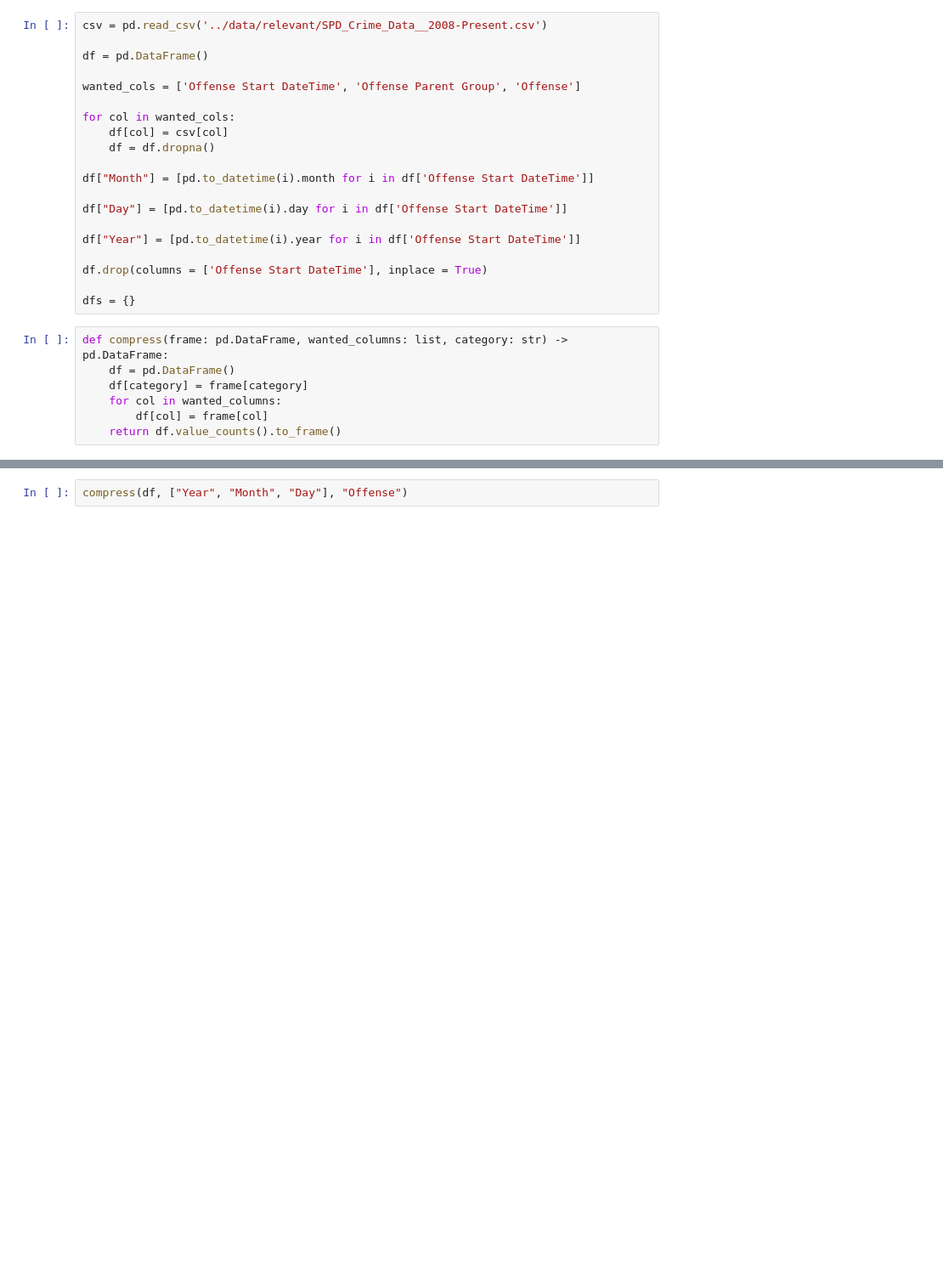
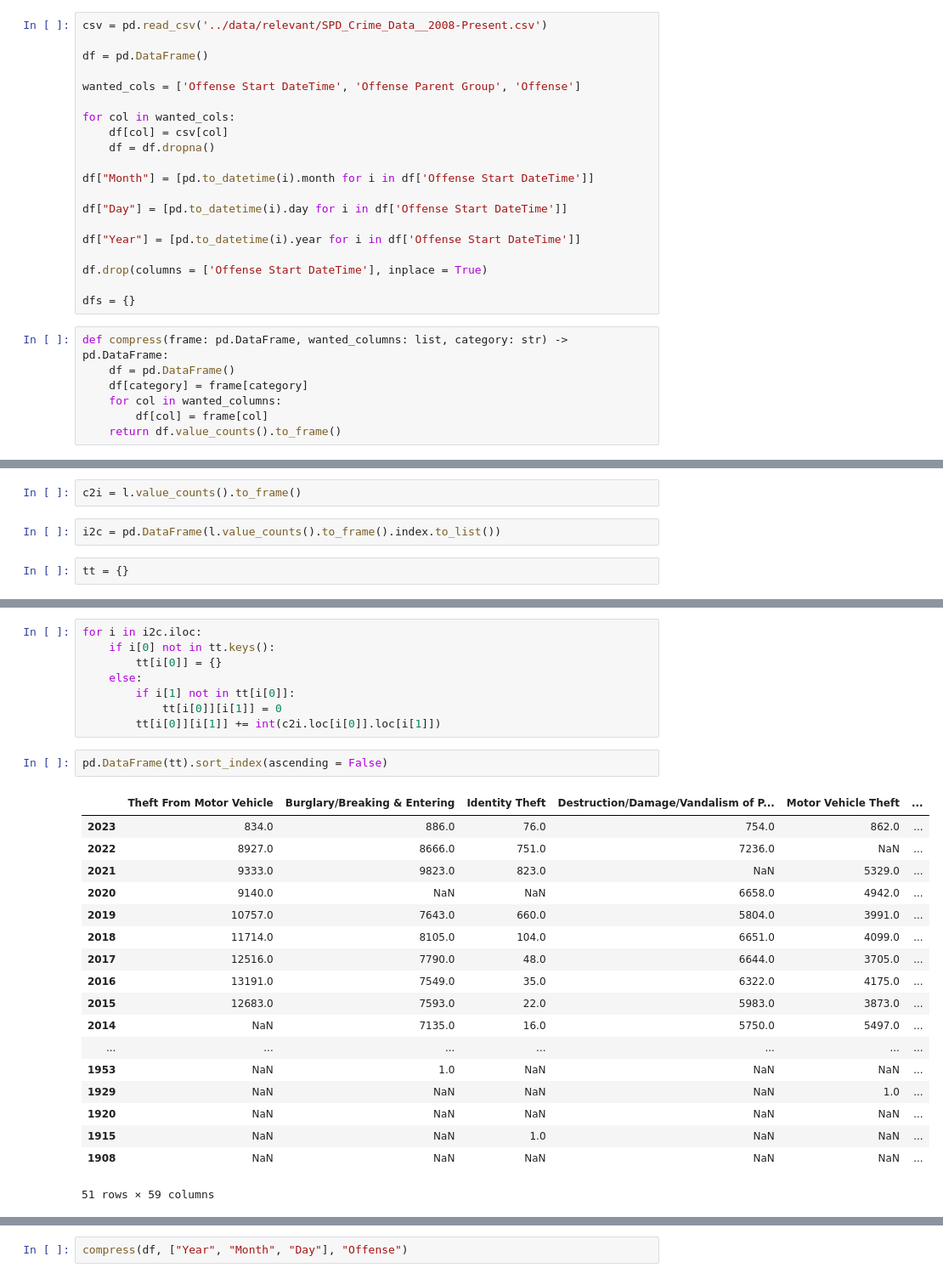
Before and after one commit to Aleph-Null-123/2023-Datathon-Project, a Jupyter notebook: notebooks/linearregression.ipynb, the cells around one changed output, grey strips where cells are left out. Shown: that part at 85% size. Cells and saved outputs as stored; diff of their text form; blank space fills up the shorter version.

```diff
--- a/notebooks/linearregression.ipynb
+++ b/notebooks/linearregression.ipynb
@@ -43,0 +230,6 @@ for i in ['Offense Parent Group', 'Offense']:
+# %%
+c2i = l.value_counts().to_frame()
+# %%
+i2c = pd.DataFrame(l.value_counts().to_frame().index.to_list())
+# %%
+tt = {}
@@ -43,0 +253,29 @@ for i in ['Offense Parent Group', 'Offense']:
+# %%
+for i in i2c.iloc:
+    if i[0] not in tt.keys():
+        tt[i[0]] = {}
+    else:
+        if i[1] not in tt[i[0]]:
+            tt[i[0]][i[1]] = 0
+        tt[i[0]][i[1]] += int(c2i.loc[i[0]].loc[i[1]])
+# %%
+pd.DataFrame(tt).sort_index(ascending = False)
+# %% [output]
+|  | Theft From Motor Vehicle | Burglary/Breaking & Entering | Identity Theft | Destruction/Damage/Vandalism of P... | Motor Vehicle Theft | ... |
+| 2023 | 834.0 | 886.0 | 76.0 | 754.0 | 862.0 | ... |
+| 2022 | 8927.0 | 8666.0 | 751.0 | 7236.0 | NaN | ... |
+| 2021 | 9333.0 | 9823.0 | 823.0 | NaN | 5329.0 | ... |
+| 2020 | 9140.0 | NaN | NaN | 6658.0 | 4942.0 | ... |
+| 2019 | 10757.0 | 7643.0 | 660.0 | 5804.0 | 3991.0 | ... |
+| 2018 | 11714.0 | 8105.0 | 104.0 | 6651.0 | 4099.0 | ... |
+| 2017 | 12516.0 | 7790.0 | 48.0 | 6644.0 | 3705.0 | ... |
+| 2016 | 13191.0 | 7549.0 | 35.0 | 6322.0 | 4175.0 | ... |
+| 2015 | 12683.0 | 7593.0 | 22.0 | 5983.0 | 3873.0 | ... |
+| 2014 | NaN | 7135.0 | 16.0 | 5750.0 | 5497.0 | ... |
+| ... | ... | ... | ... | ... | ... | ... |
+| 1953 | NaN | 1.0 | NaN | NaN | NaN | ... |
+| 1929 | NaN | NaN | NaN | NaN | 1.0 | ... |
+| 1920 | NaN | NaN | NaN | NaN | NaN | ... |
+| 1915 | NaN | NaN | 1.0 | NaN | NaN | ... |
+| 1908 | NaN | NaN | NaN | NaN | NaN | ... |
+51 rows × 59 columns
```
Also changed, not shown: parts of 19 cells of this notebook.
